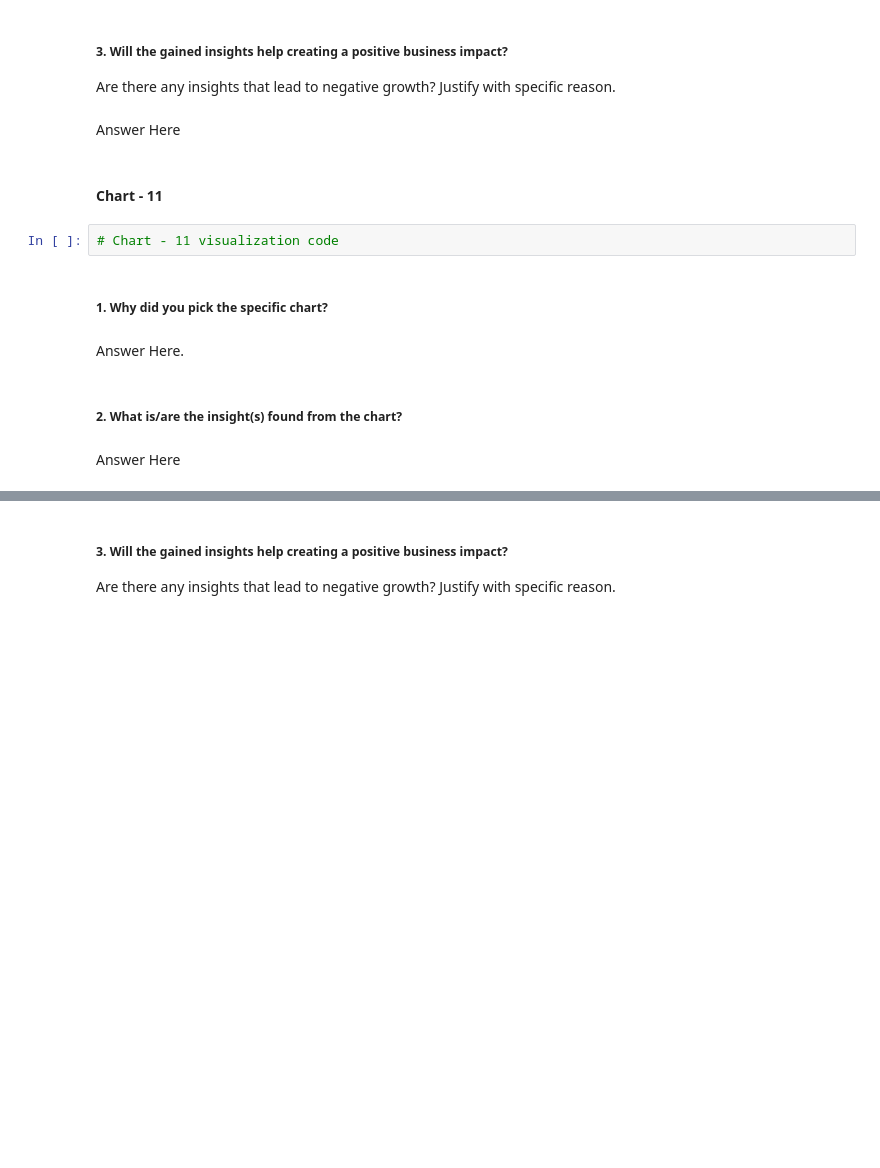
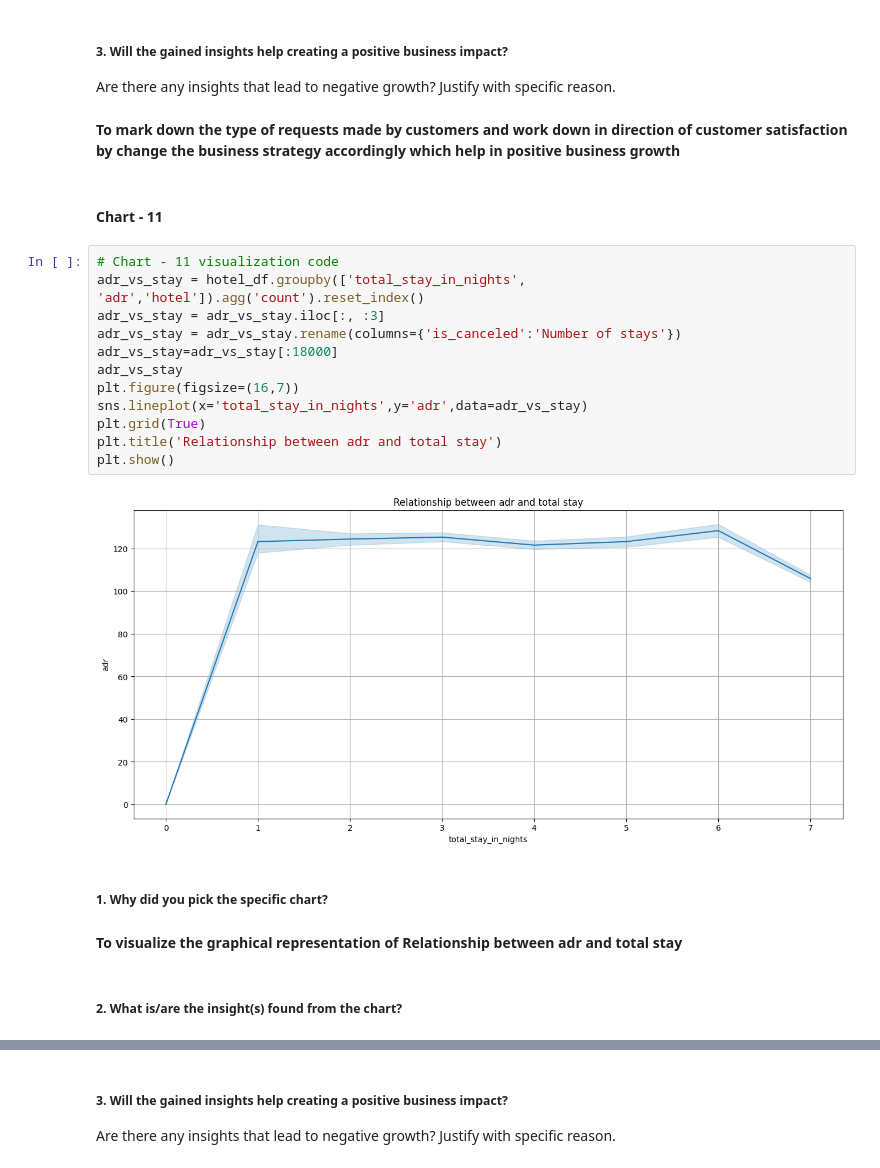
Before and after one commit to shubham19nijwala/EDA-Hotel_Booking, a Jupyter notebook: EDA_on_Hotel_Booking.ipynb, the cells around one changed output, grey strips where cells are left out. Drawn from its saved outputs; the diff is of its cells as text; blank space fills up the shorter version.

```diff
--- a/EDA_on_Hotel_Booking.ipynb
+++ b/EDA_on_Hotel_Booking.ipynb
@@ -806,17 +813,27 @@ Answer Here
 # %% [markdown]
 ##### 3. Will the gained insights help creating a positive business impact?
 Are there any insights that lead to negative growth? Justify with specific reason.
-# %% [markdown]
-Answer Here
+# %% [markdown]
+**To mark down the type of requests made by customers and work down in direction of customer satisfaction by  change the business strategy accordingly which help in positive business growth**
 # %% [markdown]
 #### Chart - 11
-# %%
-# Chart - 11 visualization code
+# %%
+# Chart - 11 visualization code
+adr_vs_stay = hotel_df.groupby(['total_stay_in_nights', 'adr','hotel']).agg('count').reset_index()
+adr_vs_stay = adr_vs_stay.iloc[:, :3]
+adr_vs_stay = adr_vs_stay.rename(columns={'is_canceled':'Number of stays'})
+adr_vs_stay=adr_vs_stay[:18000]
+adr_vs_stay
+plt.figure(figsize=(16,7))
+sns.lineplot(x='total_stay_in_nights',y='adr',data=adr_vs_stay)
+plt.grid(True)
+plt.title('Relationship between adr and total stay')
+plt.show()
+# %% [output]
+[figure, added]
 # %% [markdown]
 ##### 1. Why did you pick the specific chart?
-# %% [markdown]
-Answer Here.
+# %% [markdown]
+**To visualize the graphical representation of Relationship between adr and total stay**
 # %% [markdown]
 ##### 2. What is/are the insight(s) found from the chart?
-# %% [markdown]
-Answer Here
```
Also changed, not shown: parts of 7 cells of this notebook.
